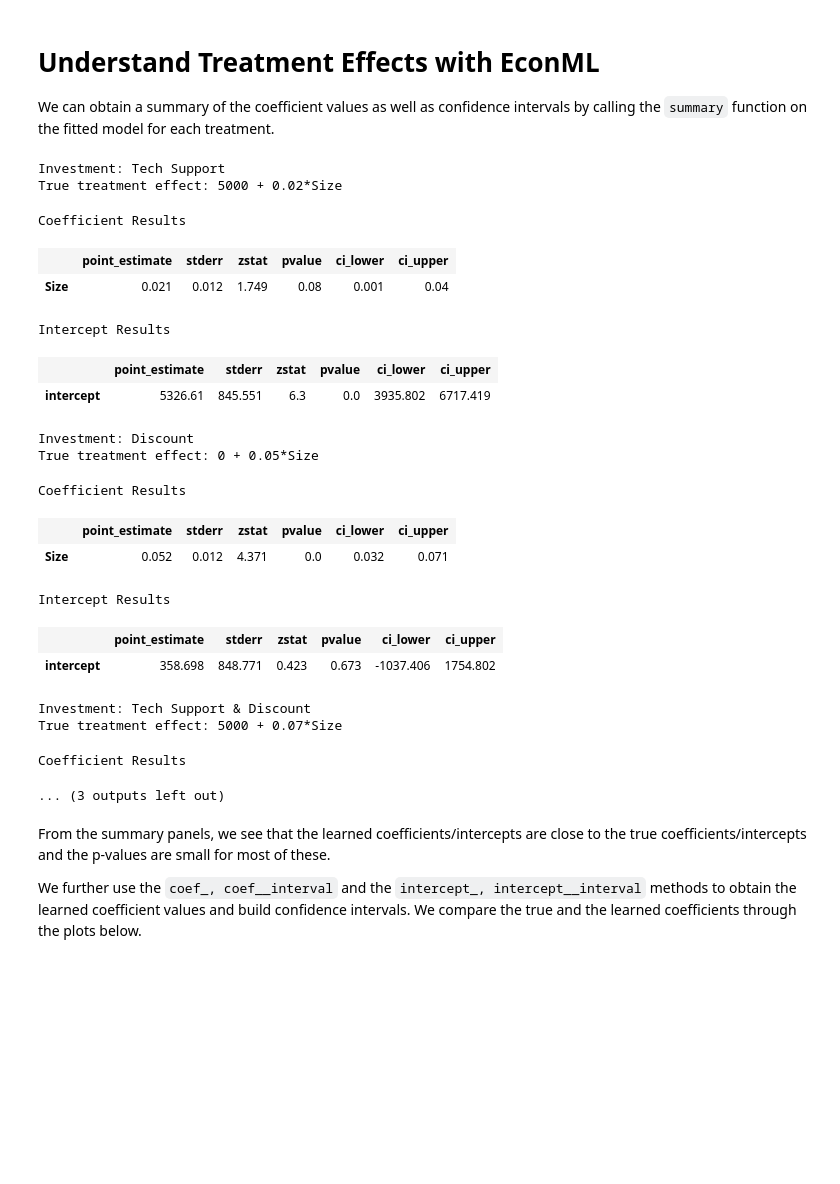
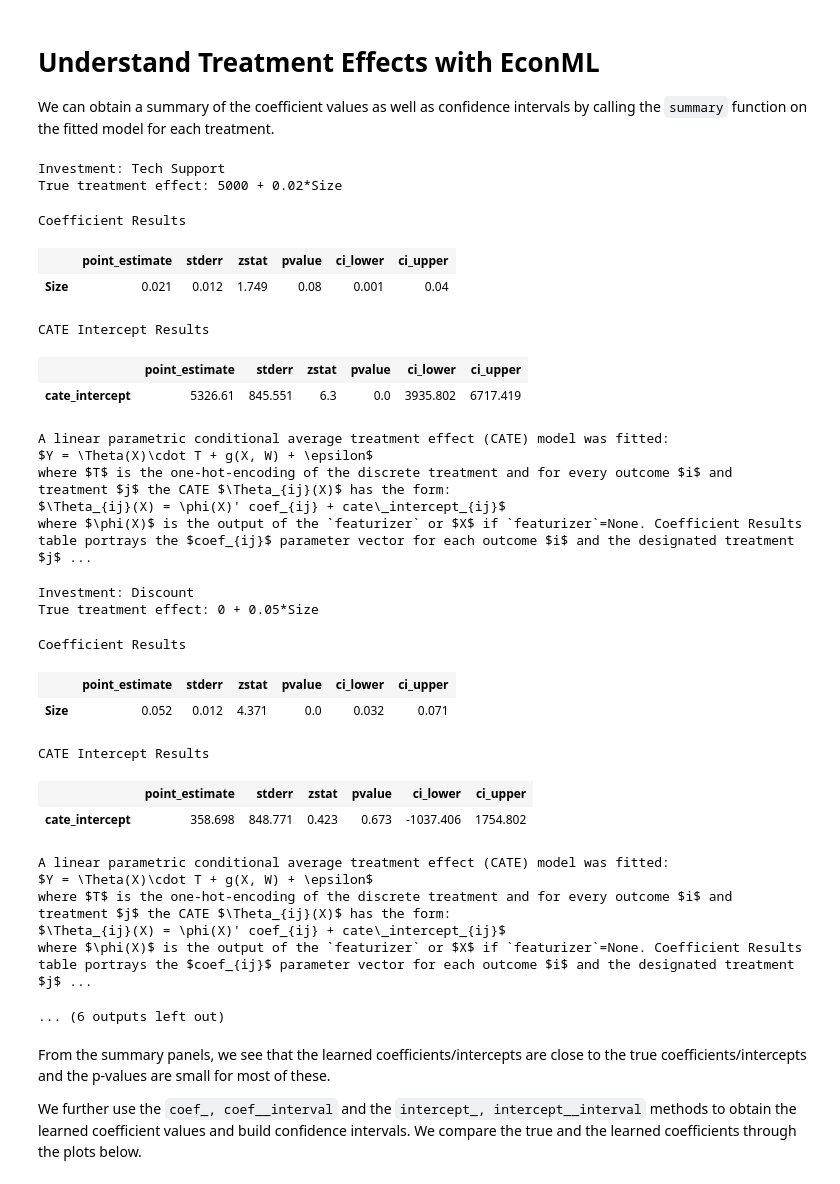
Before and after one commit to py-why/EconML, a Jupyter notebook: notebooks/CustomerScenarios/Case Study - Multi-investment Attribution at A Software Company.ipynb, the cells around one changed output. Drawn from its saved outputs; the diff is of its cells as text; code cells hidden in the pictures; blank space fills up the shorter version.

```diff
--- a/notebooks/CustomerScenarios/Case Study - Multi-investment Attribution at A Software Company.ipynb
+++ b/notebooks/CustomerScenarios/Case Study - Multi-investment Attribution at A Software Company.ipynb
@@ -170,29 +170,36 @@ We can obtain a summary of the coefficient values as well as confidence interval
 # %%
 for i in range(model._d_t[0]):
     print(f"Investment: {treatment_names[i]}")
     print(f"True treatment effect: {true_intercepts[i]} + {true_coefs[i]}*Size")
-    display(model.summary(T=i + 1, feat_name=["Size"]))
+    display(model.summary(T=i + 1))
 # %% [output]
 Investment: Tech Support
 True treatment effect: 5000 + 0.02*Size
 Coefficient Results
 |  | point_estimate | stderr | zstat | pvalue | ci_lower | ci_upper |
 | Size | 0.021 | 0.012 | 1.749 | 0.08 | 0.001 | 0.04 |
-Intercept Results
+CATE Intercept Results
 |  | point_estimate | stderr | zstat | pvalue | ci_lower | ci_upper |
-| intercept | 5326.61 | 845.551 | 6.3 | 0.0 | 3935.802 | 6717.419 |
+| cate_intercept | 5326.61 | 845.551 | 6.3 | 0.0 | 3935.802 | 6717.419 |
-Investment: Discount
-True treatment effect: 0 + 0.05*Size
+A linear parametric conditional average treatment effect (CATE) model was fitted:
+$Y = \Theta(X)\cdot T + g(X, W) + \epsilon$
+where $T$ is the one-hot-encoding of the discrete treatment and for every outcome $i$ and treatment $j$ the CATE $\Theta_{ij}(X)$ has the form:
+$\Theta_{ij}(X) = \phi(X)' coef_{ij} + cate\_intercept_{ij}$
+where $\phi(X)$ is the output of the `featurizer` or $X$ if `featurizer`=None. Coefficient Results table portrays the $coef_{ij}$ parameter vector for each outcome $i$ and the designated treatment $j$ ...
-Coefficient Results
+Investment: Discount
+True treatment effect: 0 + 0.05*Size
+Coefficient Results
 |  | point_estimate | stderr | zstat | pvalue | ci_lower | ci_upper |
 | Size | 0.052 | 0.012 | 4.371 | 0.0 | 0.032 | 0.071 |
-Intercept Results
+CATE Intercept Results
 |  | point_estimate | stderr | zstat | pvalue | ci_lower | ci_upper |
-| intercept | 358.698 | 848.771 | 0.423 | 0.673 | -1037.406 | 1754.802 |
+| cate_intercept | 358.698 | 848.771 | 0.423 | 0.673 | -1037.406 | 1754.802 |
-Investment: Tech Support & Discount
-True treatment effect: 5000 + 0.07*Size
-Coefficient Results
+A linear parametric conditional average treatment effect (CATE) model was fitted:
+$Y = \Theta(X)\cdot T + g(X, W) + \epsilon$
+where $T$ is the one-hot-encoding of the discrete treatment and for every outcome $i$ and treatment $j$ the CATE $\Theta_{ij}(X)$ has the form:
+$\Theta_{ij}(X) = \phi(X)' coef_{ij} + cate\_intercept_{ij}$
+where $\phi(X)$ is the output of the `featurizer` or $X$ if `featurizer`=None. Coefficient Results table portrays the $coef_{ij}$ parameter vector for each outcome $i$ and the designated treatment $j$ ...
-... (3 outputs left out)
+... (6 outputs left out)
 # %% [markdown]
 From the summary panels, we see that the learned coefficients/intercepts are close to the true coefficients/intercepts and the p-values are small for most of these.
 
```
Also changed, not shown: 13 other files.
